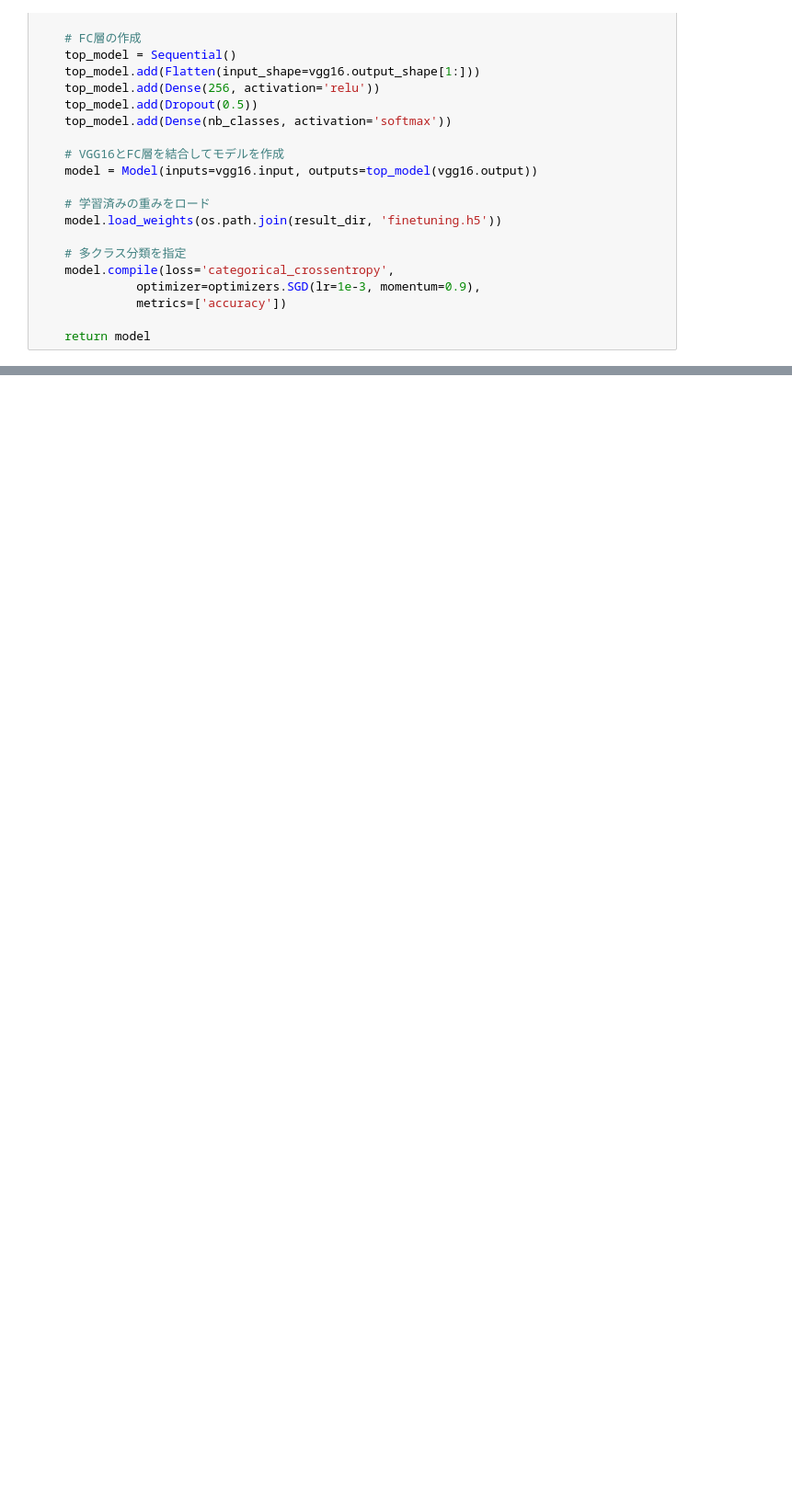
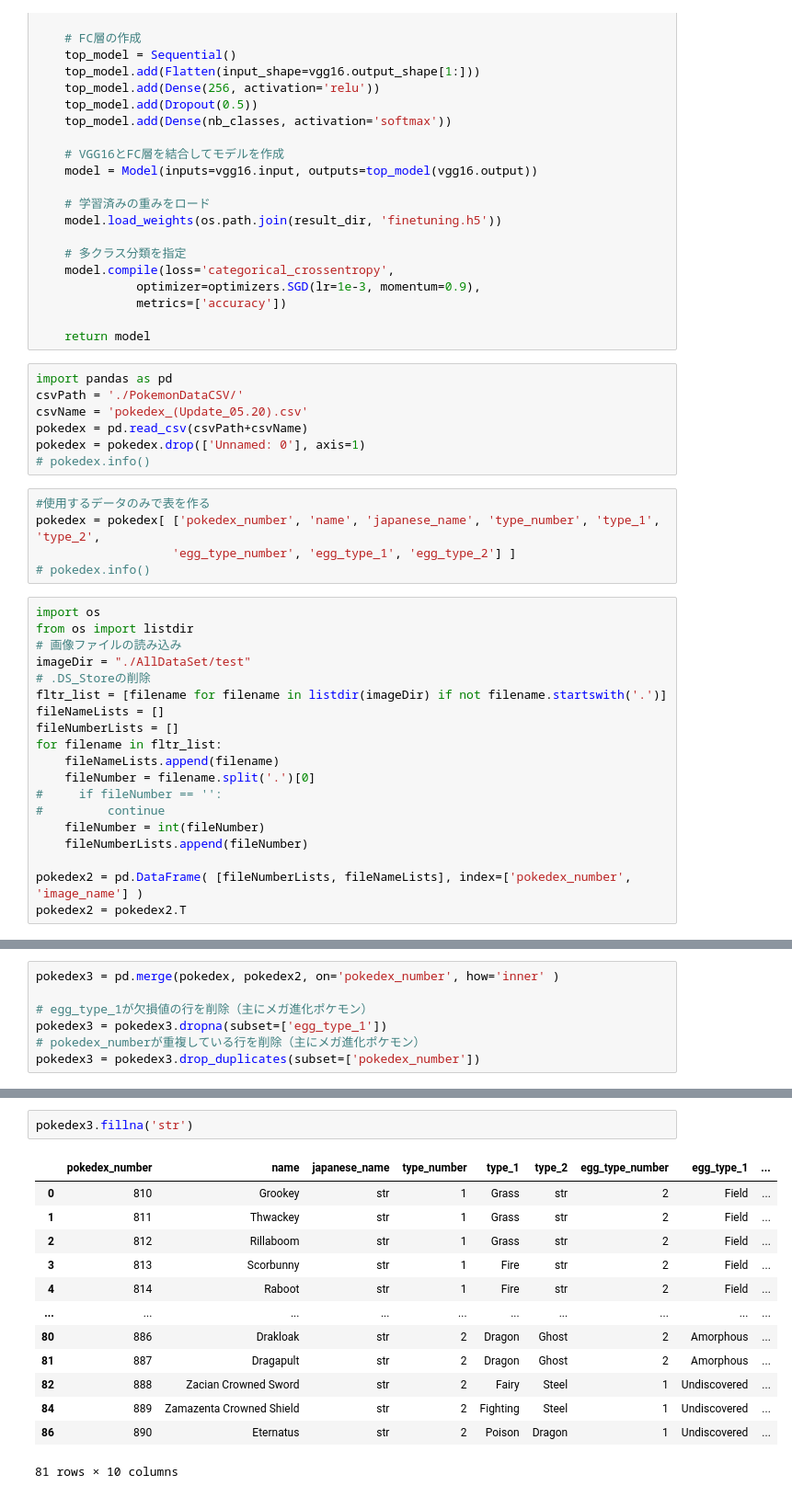
Before and after one commit to Last-Vega/Klis_Workshop_MachineLearning, a Jupyter notebook: myproject/TestPokemonEggType.ipynb, the cells around one changed output, grey strips where cells are left out. Shown at 92% size. Saved outputs shown, nothing was run; the diff lists cells and outputs as text; blank space fills up the shorter version.

```diff
--- a/myproject/TestPokemonEggType.ipynb
+++ b/myproject/TestPokemonEggType.ipynb
@@ -44,3 +44,34 @@ def model_load():
               metrics=['accuracy'])
 
     return model
+# %%
+import pandas as pd
+csvPath = './PokemonDataCSV/'
+csvName = 'pokedex_(Update_05.20).csv'
+pokedex = pd.read_csv(csvPath+csvName)
+pokedex = pokedex.drop(['Unnamed: 0'], axis=1)
+# pokedex.info()
+# %%
+#使用するデータのみで表を作る
+pokedex = pokedex[ ['pokedex_number', 'name', 'japanese_name', 'type_number', 'type_1', 'type_2',
+                   'egg_type_number', 'egg_type_1', 'egg_type_2'] ]
+# pokedex.info()
+# %%
+import os
+from os import listdir
+# 画像ファイルの読み込み
+imageDir = "./AllDataSet/test"
+# .DS_Storeの削除
+fltr_list = [filename for filename in listdir(imageDir) if not filename.startswith('.')]
+fileNameLists = []
+fileNumberLists = []
+for filename in fltr_list:
+    fileNameLists.append(filename)
+    fileNumber = filename.split('.')[0]
+#     if fileNumber == '':
+#         continue
+    fileNumber = int(fileNumber)
+    fileNumberLists.append(fileNumber)
+
+pokedex2 = pd.DataFrame( [fileNumberLists, fileNameLists], index=['pokedex_number', 'image_name'] )
+pokedex2 = pokedex2.T
@@ -46,0 +80,7 @@ def model_load():
+# %%
+pokedex3 = pd.merge(pokedex, pokedex2, on='pokedex_number', how='inner' )
+
+# egg_type_1が欠損値の行を削除（主にメガ進化ポケモン）
+pokedex3 = pokedex3.dropna(subset=['egg_type_1'])
+# pokedex_numberが重複している行を削除（主にメガ進化ポケモン）
+pokedex3 = pokedex3.drop_duplicates(subset=['pokedex_number'])
@@ -46,0 +89,16 @@ def model_load():
+# %%
+pokedex3.fillna('str')
+# %% [output]
+|  | pokedex_number | name | japanese_name | type_number | type_1 | type_2 | egg_type_number | egg_type_1 | ... |
+| 0 | 810 | Grookey | str | 1 | Grass | str | 2 | Field | ... |
+| 1 | 811 | Thwackey | str | 1 | Grass | str | 2 | Field | ... |
+| 2 | 812 | Rillaboom | str | 1 | Grass | str | 2 | Field | ... |
+| 3 | 813 | Scorbunny | str | 1 | Fire | str | 2 | Field | ... |
+| 4 | 814 | Raboot | str | 1 | Fire | str | 2 | Field | ... |
+| ... | ... | ... | ... | ... | ... | ... | ... | ... | ... |
+| 80 | 886 | Drakloak | str | 2 | Dragon | Ghost | 2 | Amorphous | ... |
+| 81 | 887 | Dragapult | str | 2 | Dragon | Ghost | 2 | Amorphous | ... |
+| 82 | 888 | Zacian Crowned Sword | str | 2 | Fairy | Steel | 1 | Undiscovered | ... |
+| 84 | 889 | Zamazenta Crowned Shield | str | 2 | Fighting | Steel | 1 | Undiscovered | ... |
+| 86 | 890 | Eternatus | str | 2 | Poison | Dragon | 1 | Undiscovered | ... |
+81 rows × 10 columns
```
Also changed, not shown: parts of 10 cells of this notebook, 1 other file.
